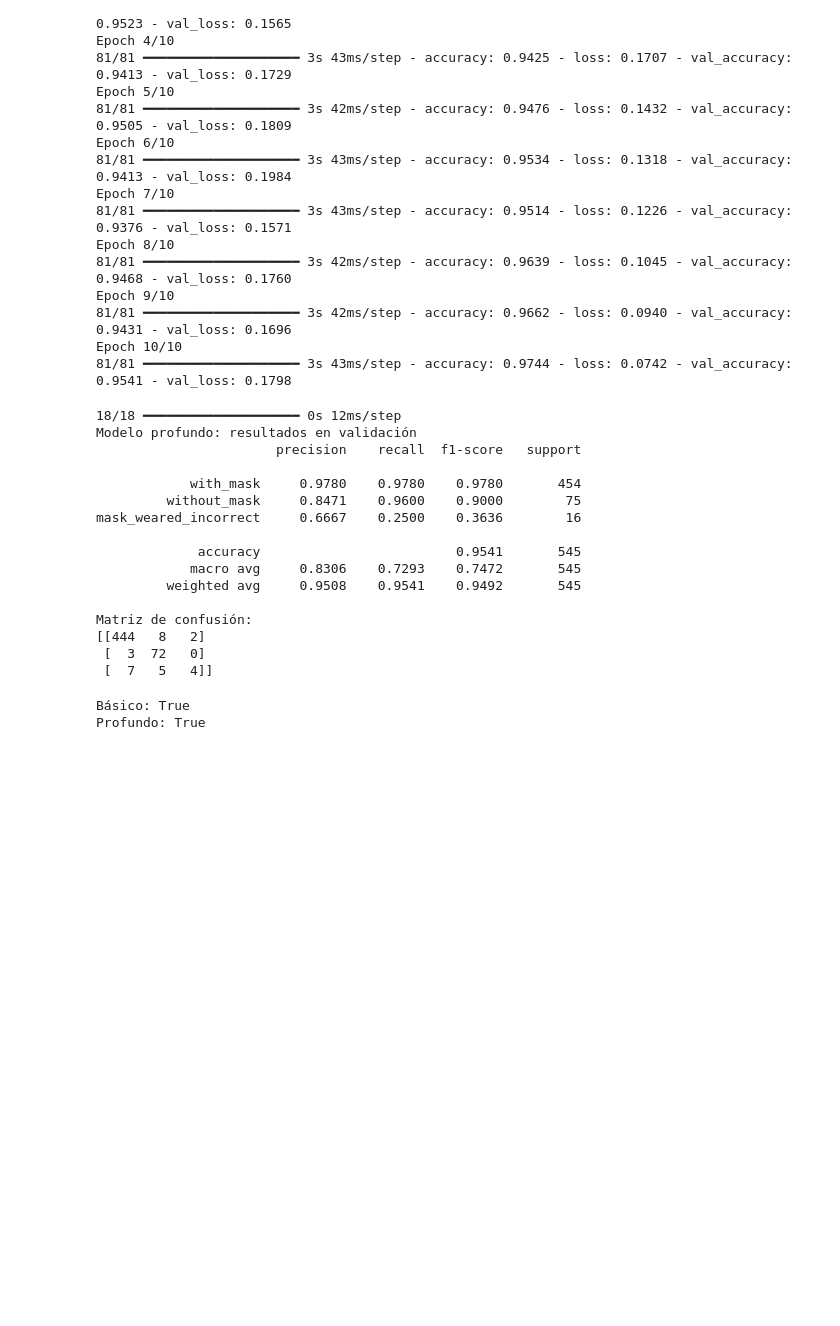
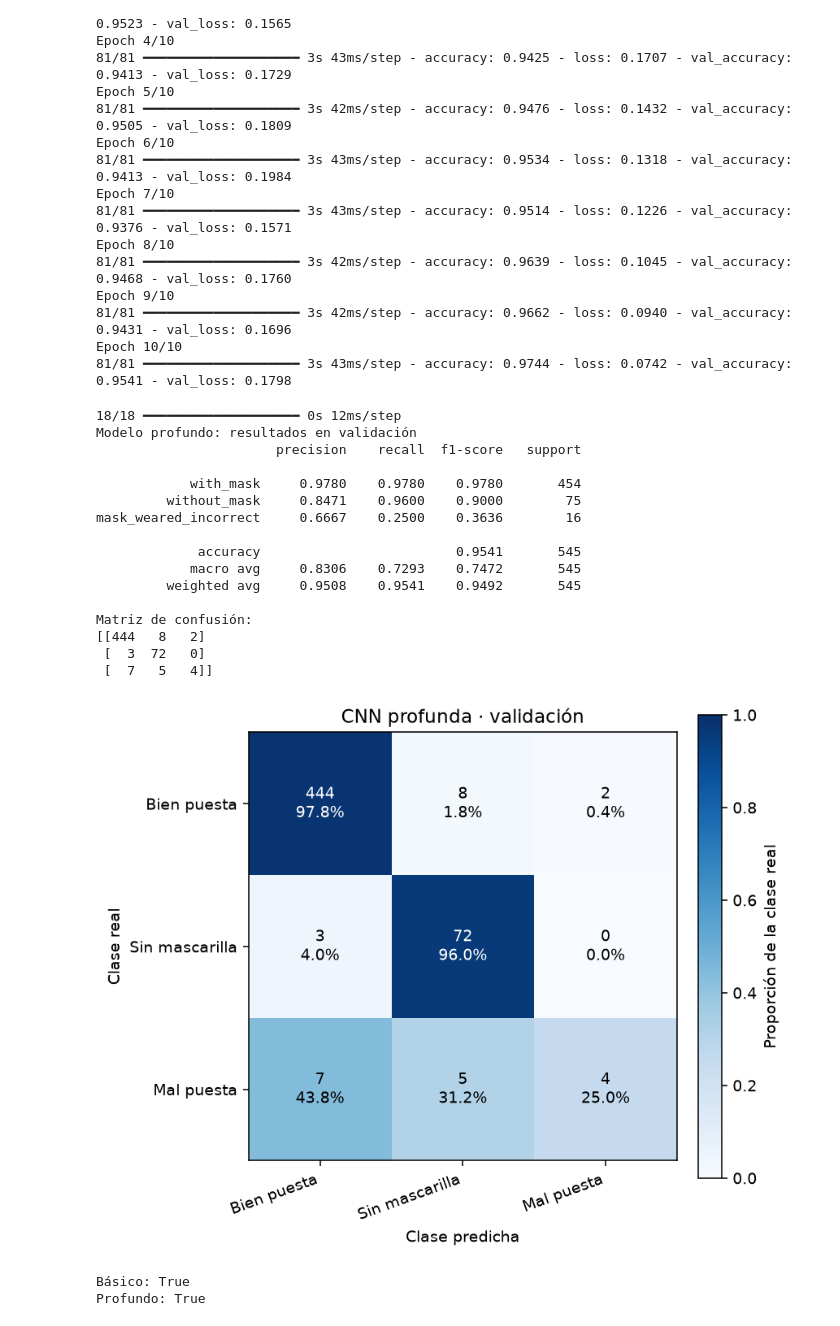
Before and after one commit to eduabz/deeplearning, a Jupyter notebook: notebooks/02_modelos_cnn.ipynb, the cells around one changed output. Drawn from its saved outputs; the diff is of its cells as text; code cells hidden in the pictures; blank space fills up the shorter version.

```diff
--- a/notebooks/02_modelos_cnn.ipynb
+++ b/notebooks/02_modelos_cnn.ipynb
@@ -303,33 +336,38 @@ print(
         digits=4,
         zero_division=0,
     )
 )
 
 print("Matriz de confusión:")
 print(
     confusion_matrix(
         etiquetas_reales,
         predicciones_profundo,
         labels=[0, 1, 2],
     )
 )
+graficar_matriz(
+    etiquetas_reales, predicciones_profundo,
+    "CNN profunda · validación",
+)
 # %% [output]
 18/18 ━━━━━━━━━━━━━━━━━━━━ 0s 12ms/step
 Modelo profundo: resultados en validación
                        precision    recall  f1-score   support
 
             with_mask     0.9780    0.9780    0.9780       454
          without_mask     0.8471    0.9600    0.9000        75
 mask_weared_incorrect     0.6667    0.2500    0.3636        16
 
              accuracy                         0.9541       545
             macro avg     0.8306    0.7293    0.7472       545
          weighted avg     0.9508    0.9541    0.9492       545
 
 Matriz de confusión:
 [[444   8   2]
  [  3  72   0]
  [  7   5   4]]
+[figure, added]
 # %%
 carpeta_modelos = BASE / "models"
 carpeta_modelos.mkdir(parents=True, exist_ok=True)
```
Also changed, not shown: parts of 2 cells of this notebook, 1 other file.
